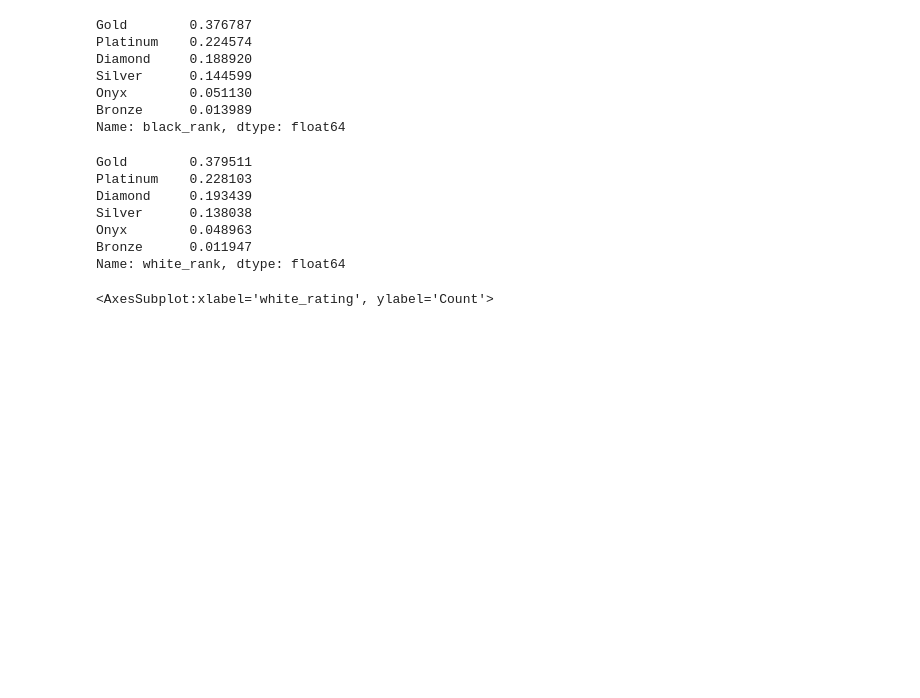
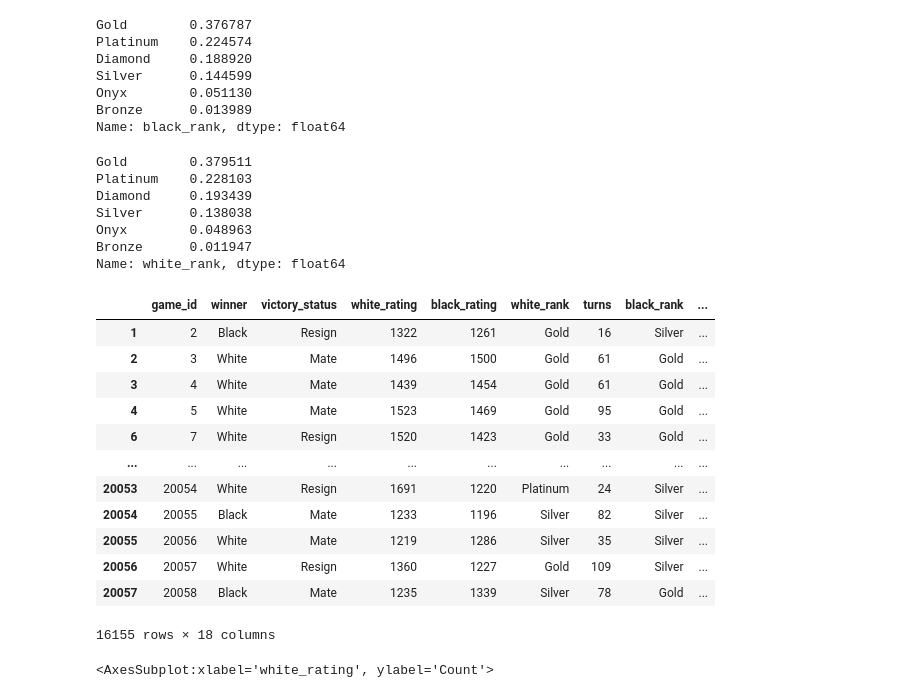
Before and after one commit to Seismic-Striker/Springboard_and_Datacamp, a Jupyter notebook: Chess_stuff/Chess dataset exploration Page 1.ipynb, the cells around one changed output. Cells and saved outputs as stored; diff of their text form; code cells hidden in the pictures; blank space fills up the shorter version.

```diff
--- a/Chess_stuff/Chess dataset exploration Page 1.ipynb
+++ b/Chess_stuff/Chess dataset exploration Page 1.ipynb
@@ -209,6 +209,22 @@ Silver      0.138038
 Onyx        0.048963
 Bronze      0.011947
 Name: white_rank, dtype: float64
+# %%
+df
+# %% [output]
+|  | game_id | winner | victory_status | white_rating | black_rating | white_rank | turns | black_rank | ... |
+| 1 | 2 | Black | Resign | 1322 | 1261 | Gold | 16 | Silver | ... |
+| 2 | 3 | White | Mate | 1496 | 1500 | Gold | 61 | Gold | ... |
+| 3 | 4 | White | Mate | 1439 | 1454 | Gold | 61 | Gold | ... |
+| 4 | 5 | White | Mate | 1523 | 1469 | Gold | 95 | Gold | ... |
+| 6 | 7 | White | Resign | 1520 | 1423 | Gold | 33 | Gold | ... |
+| ... | ... | ... | ... | ... | ... | ... | ... | ... | ... |
+| 20053 | 20054 | White | Resign | 1691 | 1220 | Platinum | 24 | Silver | ... |
+| 20054 | 20055 | Black | Mate | 1233 | 1196 | Silver | 82 | Silver | ... |
+| 20055 | 20056 | White | Mate | 1219 | 1286 | Silver | 35 | Silver | ... |
+| 20056 | 20057 | White | Resign | 1360 | 1227 | Gold | 109 | Silver | ... |
+| 20057 | 20058 | Black | Mate | 1235 | 1339 | Silver | 78 | Gold | ... |
+16155 rows × 18 columns
 # %%
 sns.histplot(x='white_rating',
              data=df,
```
Also changed, not shown: parts of 1 cell of this notebook, 5 other files.
